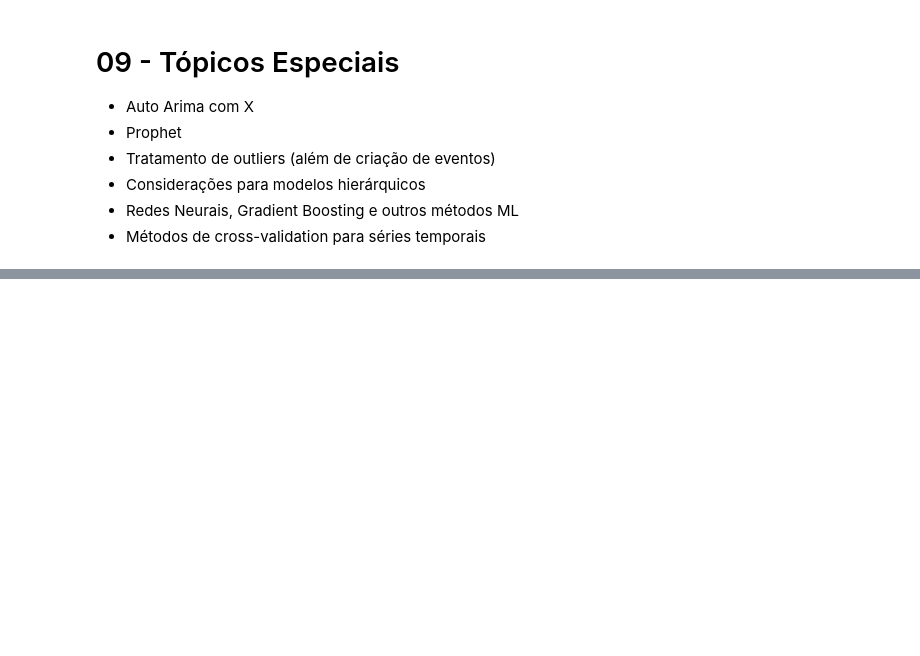
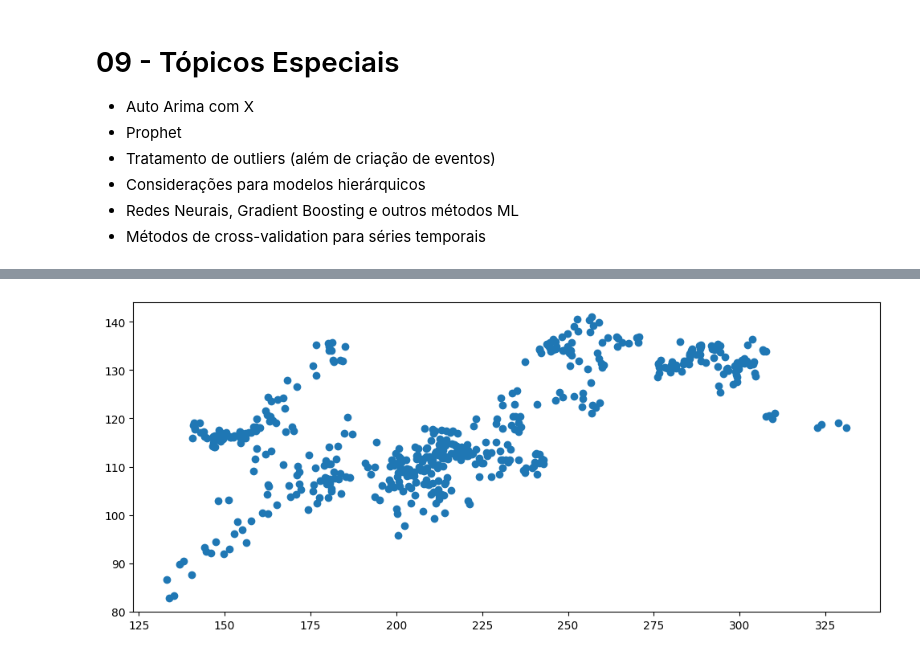
Before and after one commit to danielrferreira/classes, a Jupyter notebook: ASN/Séries Temporais/preparacao/Aula 9.ipynb, the cells around one changed output, grey strips where cells are left out. Drawn from its saved outputs; the diff is of its cells as text; code cells hidden in the pictures; blank space fills up the shorter version.

```diff
--- a/ASN/Séries Temporais/preparacao/Aula 9.ipynb
+++ b/ASN/Séries Temporais/preparacao/Aula 9.ipynb
@@ -68,0 +197,5 @@ Warnings:
+# %%
+plt.scatter(x=microsoft, y=ibm)
+plt.show()
+# %% [output]
+[figure, added]
```
Also changed, not shown: parts of 45 cells of this notebook.
